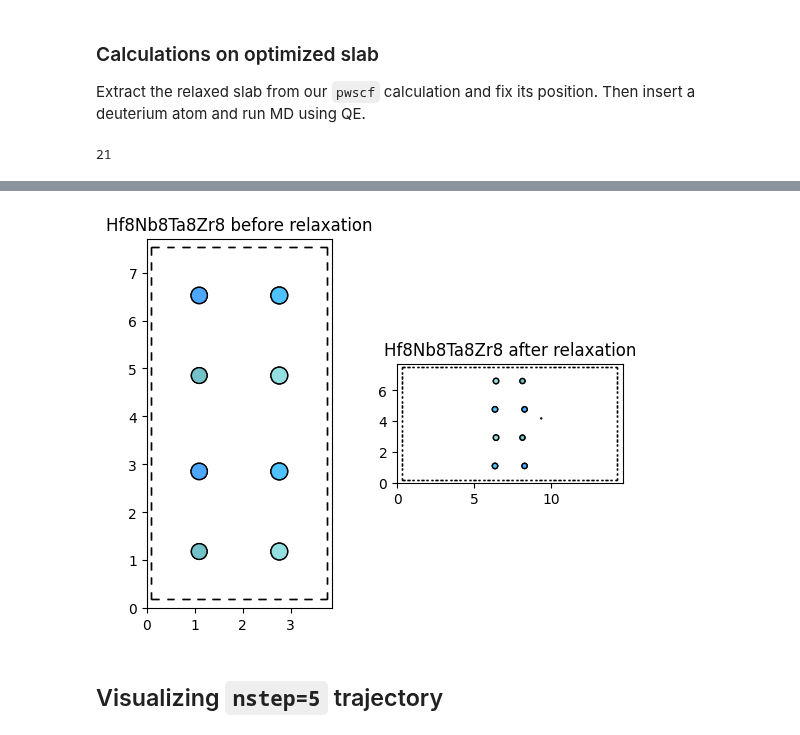
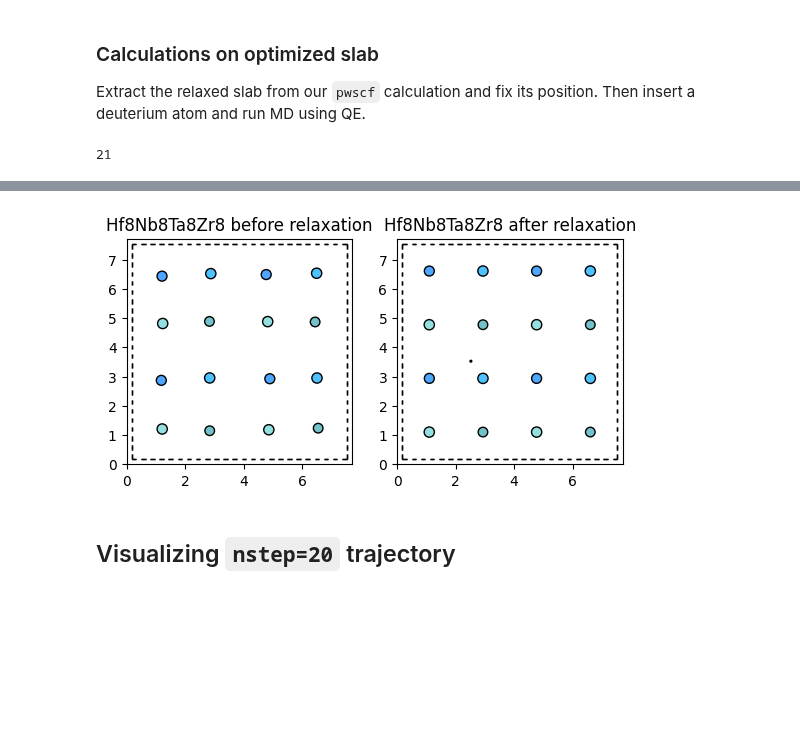
Before and after one commit to NWChen/sofe, a Jupyter notebook: Building simple cubic lattice HfNbTaZr.ipynb, the cells around one changed output, grey strips where cells are left out. Drawn from its saved outputs; the diff is of its cells as text; code cells hidden in the pictures; blank space fills up the shorter version.

```diff
--- a/Building simple cubic lattice HfNbTaZr.ipynb
+++ b/Building simple cubic lattice HfNbTaZr.ipynb
@@ -115,36 +115,37 @@ import os
 
 with open(os.environ['OUTPUT_FILENAME'], 'r') as f:
     generator = read_espresso_out(f, index=slice(None))
     atoms = [g for g in generator]
     print(len(atoms))
     atoms = atoms[-1]
 
 # Center slab in vacuum so there's space for a gas to interact
 atoms.center(vacuum=6.0, axis=2)
 mask = [atom for atom in atoms]
 fixatoms = FixAtoms(mask=mask)
 atoms.set_constraint(fixatoms)
 
 # Add unconstrained 2H
 DEUTERIUM_MASS_AMU = 2.014
 deuterium = Atom('H', mass=DEUTERIUM_MASS_AMU, position=(5., 4., 9.0)) # 12.8
 atoms.append(deuterium)
 
 # Visualize
 fig, (ax1, ax2) = plt.subplots(1, 2)
 with open(os.environ['INPUT_FILENAME'], 'r') as f:
     orig = read_espresso_in(f)
-plot_atoms(orig, ax1, radii=0.1, rotation=('0x,90y,180z'))
+    orig.rattle(stdev=0.05)
+plot_atoms(orig, ax1, radii=0.1, rotation=('0x,0y,180z'))
 ax1.set_title('Hf8Nb8Ta8Zr8 before relaxation')
 
-plot_atoms(atoms, ax2, radii=0.1, rotation=('0x,90y,0z'))
+plot_atoms(atoms, ax2, radii=0.1, rotation=('0x,0y,180z'))
 ax2.set_title('Hf8Nb8Ta8Zr8 after relaxation')
 
 view(atoms, viewer='x3d')
 # %% [output]
 21
 [interactive output not drawn]
-[figure, old version]
+[figure, new version]
 # %%
 from ase.units import Rydberg
 
@@ -248,5 +249,5 @@ with open(os.environ['INPUT_FILENAME'], 'w') as f:
 # %%
 !mpirun -np 12 q-e/bin/pw.x -inp $INPUT_FILENAME > $OUTPUT_FILENAME
 # %% [markdown]
-## Visualizing `nstep=5` trajectory
+## Visualizing `nstep=20` trajectory
 # %%
```
Also changed, not shown: parts of 4 cells of this notebook.
